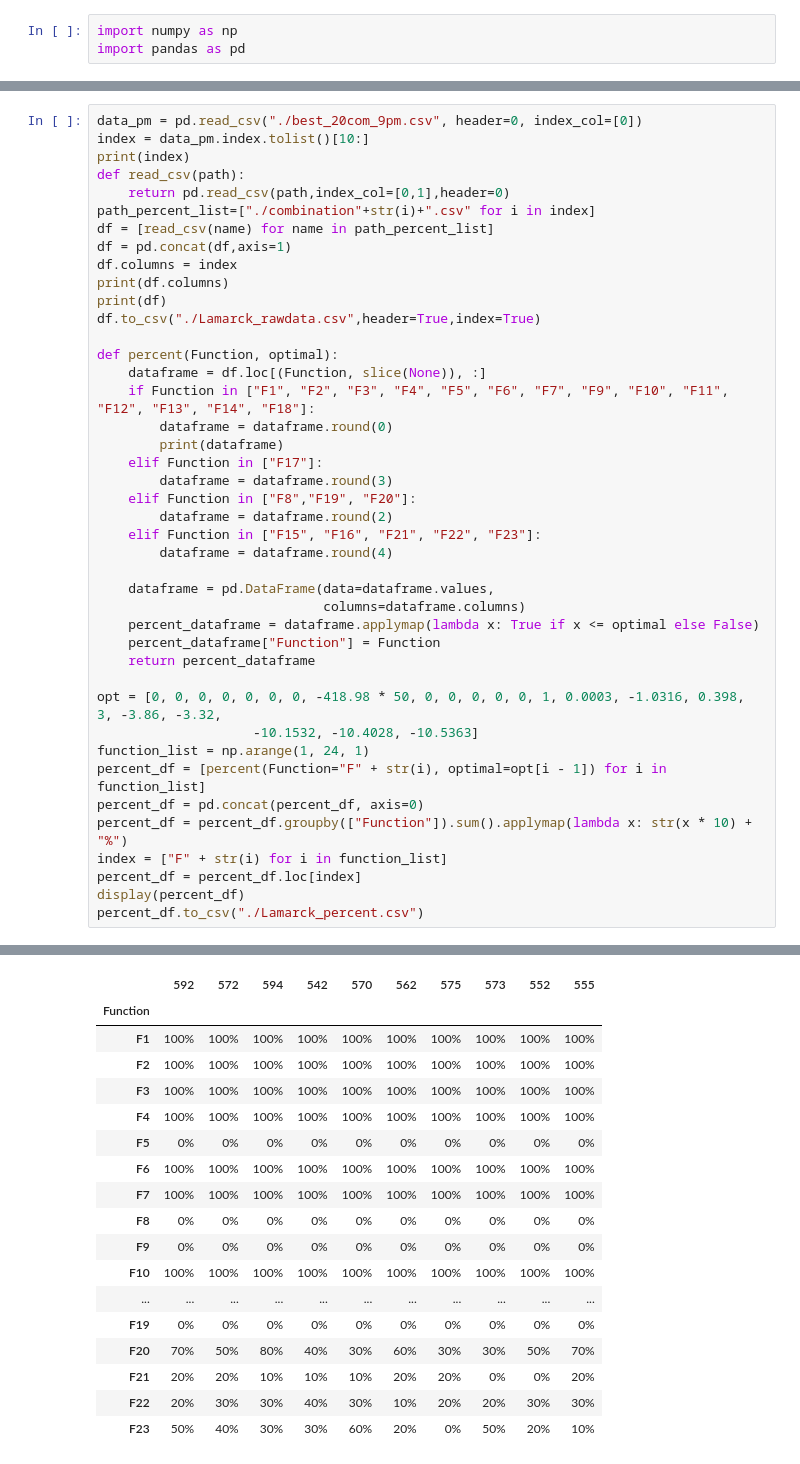
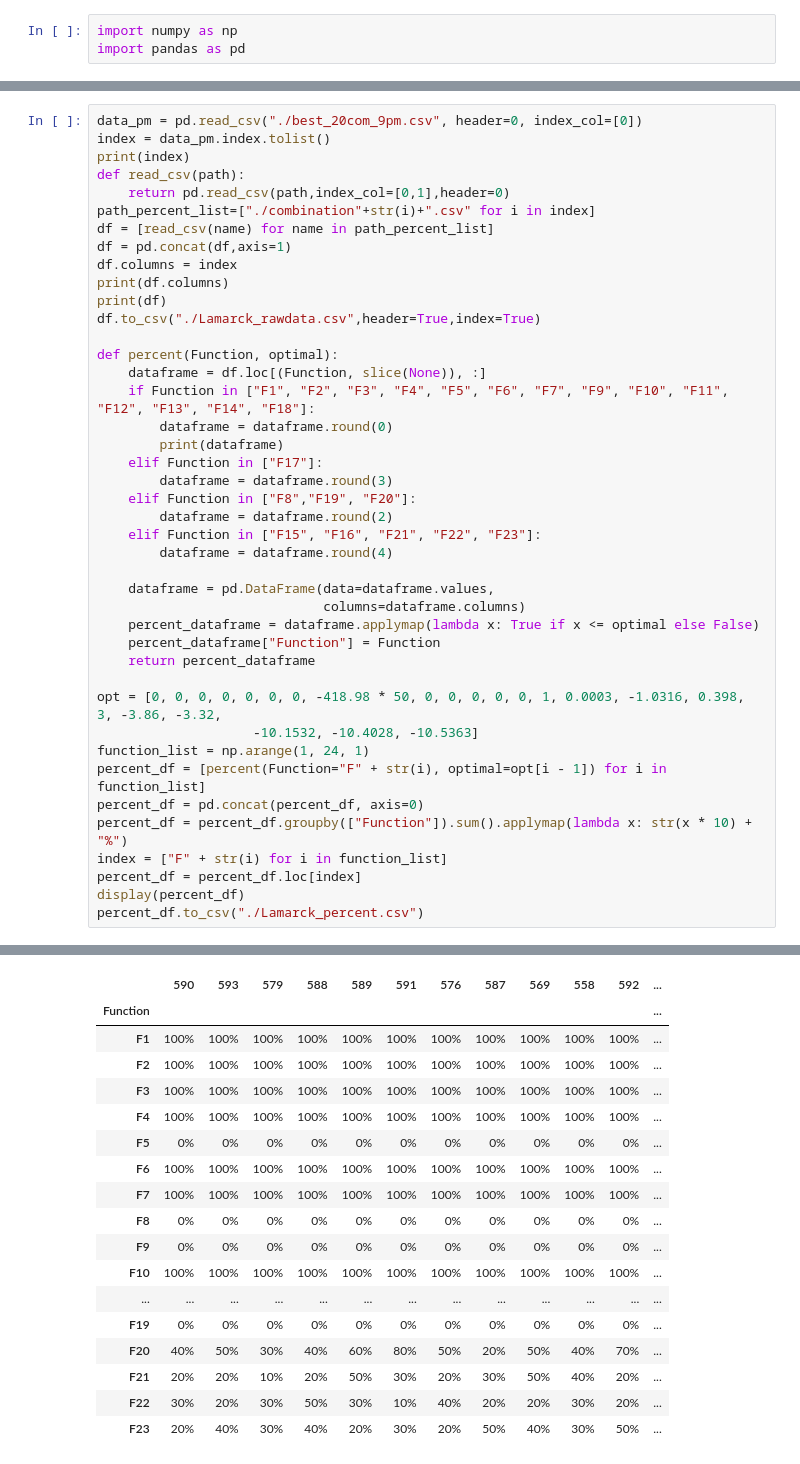
Before and after one commit to JIAOJIAOMEI/Evolution_algorithm, a Jupyter notebook: Experiment9/Experiment9_L_with_similarity/combine_budget.ipynb, the cells around one changed output, grey strips where cells are left out. Cells and saved outputs as stored; diff of their text form.

```diff
--- a/Experiment9/Experiment9_L_with_similarity/combine_budget.ipynb
+++ b/Experiment9/Experiment9_L_with_similarity/combine_budget.ipynb
@@ -35,6 +35,6 @@ F23 Times6     112482.0     54000.0  27002673.0  27005373.0    102087.0
 # %%
 data_pm = pd.read_csv("./best_20com_9pm.csv", header=0, index_col=[0])
-index = data_pm.index.tolist()[10:]
+index = data_pm.index.tolist()
 print(index)
 def read_csv(path):
     return pd.read_csv(path,index_col=[0,1],header=0)
@@ -95,20 +95,20 @@ F23 Times6  -10.536383 -10.536264  -2.806631  -2.421734 -10.536285  -2.427335
-|  | 592 | 572 | 594 | 542 | 570 | 562 | 575 | 573 | 552 | 555 |
-| Function |  |  |  |  |  |  |  |  |  |  |
-| F1 | 100% | 100% | 100% | 100% | 100% | 100% | 100% | 100% | 100% | 100% |
-| F2 | 100% | 100% | 100% | 100% | 100% | 100% | 100% | 100% | 100% | 100% |
-| F3 | 100% | 100% | 100% | 100% | 100% | 100% | 100% | 100% | 100% | 100% |
-| F4 | 100% | 100% | 100% | 100% | 100% | 100% | 100% | 100% | 100% | 100% |
-| F5 | 0% | 0% | 0% | 0% | 0% | 0% | 0% | 0% | 0% | 0% |
-| F6 | 100% | 100% | 100% | 100% | 100% | 100% | 100% | 100% | 100% | 100% |
-| F7 | 100% | 100% | 100% | 100% | 100% | 100% | 100% | 100% | 100% | 100% |
-| F8 | 0% | 0% | 0% | 0% | 0% | 0% | 0% | 0% | 0% | 0% |
-| F9 | 0% | 0% | 0% | 0% | 0% | 0% | 0% | 0% | 0% | 0% |
-| F10 | 100% | 100% | 100% | 100% | 100% | 100% | 100% | 100% | 100% | 100% |
-| ... | ... | ... | ... | ... | ... | ... | ... | ... | ... | ... |
-| F19 | 0% | 0% | 0% | 0% | 0% | 0% | 0% | 0% | 0% | 0% |
-| F20 | 70% | 50% | 80% | 40% | 30% | 60% | 30% | 30% | 50% | 70% |
-| F21 | 20% | 20% | 10% | 10% | 10% | 20% | 20% | 0% | 0% | 20% |
-| F22 | 20% | 30% | 30% | 40% | 30% | 10% | 20% | 20% | 30% | 30% |
-| F23 | 50% | 40% | 30% | 30% | 60% | 20% | 0% | 50% | 20% | 10% |
+|  | 590 | 593 | 579 | 588 | 589 | 591 | 576 | 587 | 569 | 558 | 592 | ... |
+| Function |  |  |  |  |  |  |  |  |  |  |  | ... |
+| F1 | 100% | 100% | 100% | 100% | 100% | 100% | 100% | 100% | 100% | 100% | 100% | ... |
+| F2 | 100% | 100% | 100% | 100% | 100% | 100% | 100% | 100% | 100% | 100% | 100% | ... |
+| F3 | 100% | 100% | 100% | 100% | 100% | 100% | 100% | 100% | 100% | 100% | 100% | ... |
+| F4 | 100% | 100% | 100% | 100% | 100% | 100% | 100% | 100% | 100% | 100% | 100% | ... |
+| F5 | 0% | 0% | 0% | 0% | 0% | 0% | 0% | 0% | 0% | 0% | 0% | ... |
+| F6 | 100% | 100% | 100% | 100% | 100% | 100% | 100% | 100% | 100% | 100% | 100% | ... |
+| F7 | 100% | 100% | 100% | 100% | 100% | 100% | 100% | 100% | 100% | 100% | 100% | ... |
+| F8 | 0% | 0% | 0% | 0% | 0% | 0% | 0% | 0% | 0% | 0% | 0% | ... |
+| F9 | 0% | 0% | 0% | 0% | 0% | 0% | 0% | 0% | 0% | 0% | 0% | ... |
+| F10 | 100% | 100% | 100% | 100% | 100% | 100% | 100% | 100% | 100% | 100% | 100% | ... |
+| ... | ... | ... | ... | ... | ... | ... | ... | ... | ... | ... | ... | ... |
+| F19 | 0% | 0% | 0% | 0% | 0% | 0% | 0% | 0% | 0% | 0% | 0% | ... |
+| F20 | 40% | 50% | 30% | 40% | 60% | 80% | 50% | 20% | 50% | 40% | 70% | ... |
+| F21 | 20% | 20% | 10% | 20% | 50% | 30% | 20% | 30% | 50% | 40% | 20% | ... |
+| F22 | 30% | 20% | 30% | 50% | 30% | 10% | 40% | 20% | 20% | 30% | 20% | ... |
+| F23 | 20% | 40% | 30% | 40% | 20% | 30% | 20% | 50% | 40% | 30% | 50% | ... |
 # %%
 data_pm = pd.read_csv("./best_20com_9pm.csv", header=0, index_col=[0])
```
Also changed, not shown: parts of 3 cells of this notebook, 36 other files.
